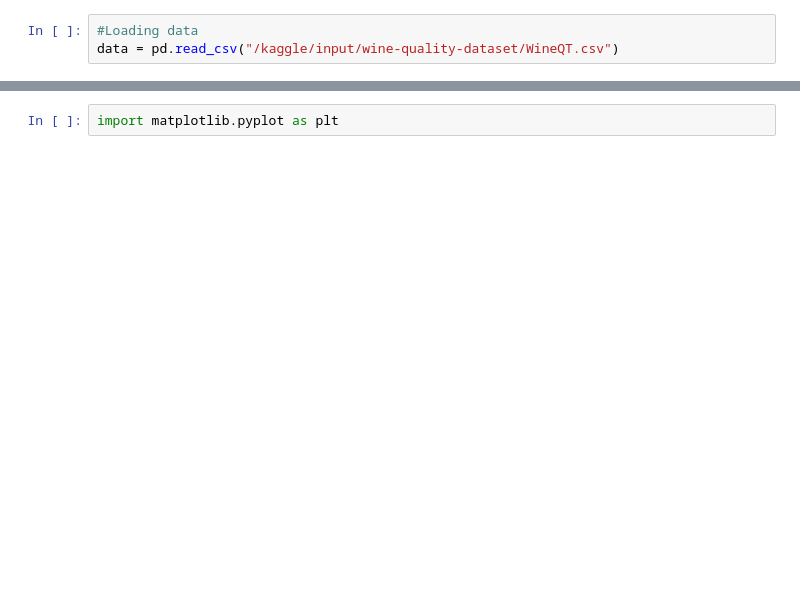
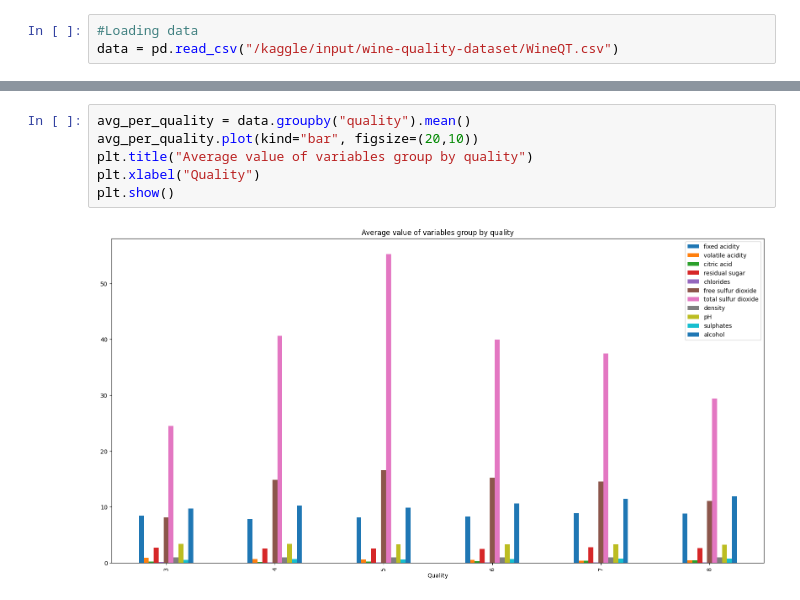
Before and after one commit to harryypham/MyMLPractice, a Jupyter notebook: practice/wine-quality.ipynb, the cells around one changed output, grey strips where cells are left out. Drawn from its saved outputs; the diff is of its cells as text; blank space fills up the shorter version.

Commit message:
Kaggle | Wine Quality Dataset | V1

```diff
--- a/practice/wine-quality.ipynb
+++ b/practice/wine-quality.ipynb
@@ -31,2 +65,8 @@ data.info()
-# %%
-import matplotlib.pyplot as plt
+# %%
+avg_per_quality = data.groupby("quality").mean()
+avg_per_quality.plot(kind="bar", figsize=(20,10))
+plt.title("Average value of variables group by quality")
+plt.xlabel("Quality")
+plt.show()
+# %% [output]
+[figure, added]
```
Also changed, not shown: parts of 13 cells of this notebook.
